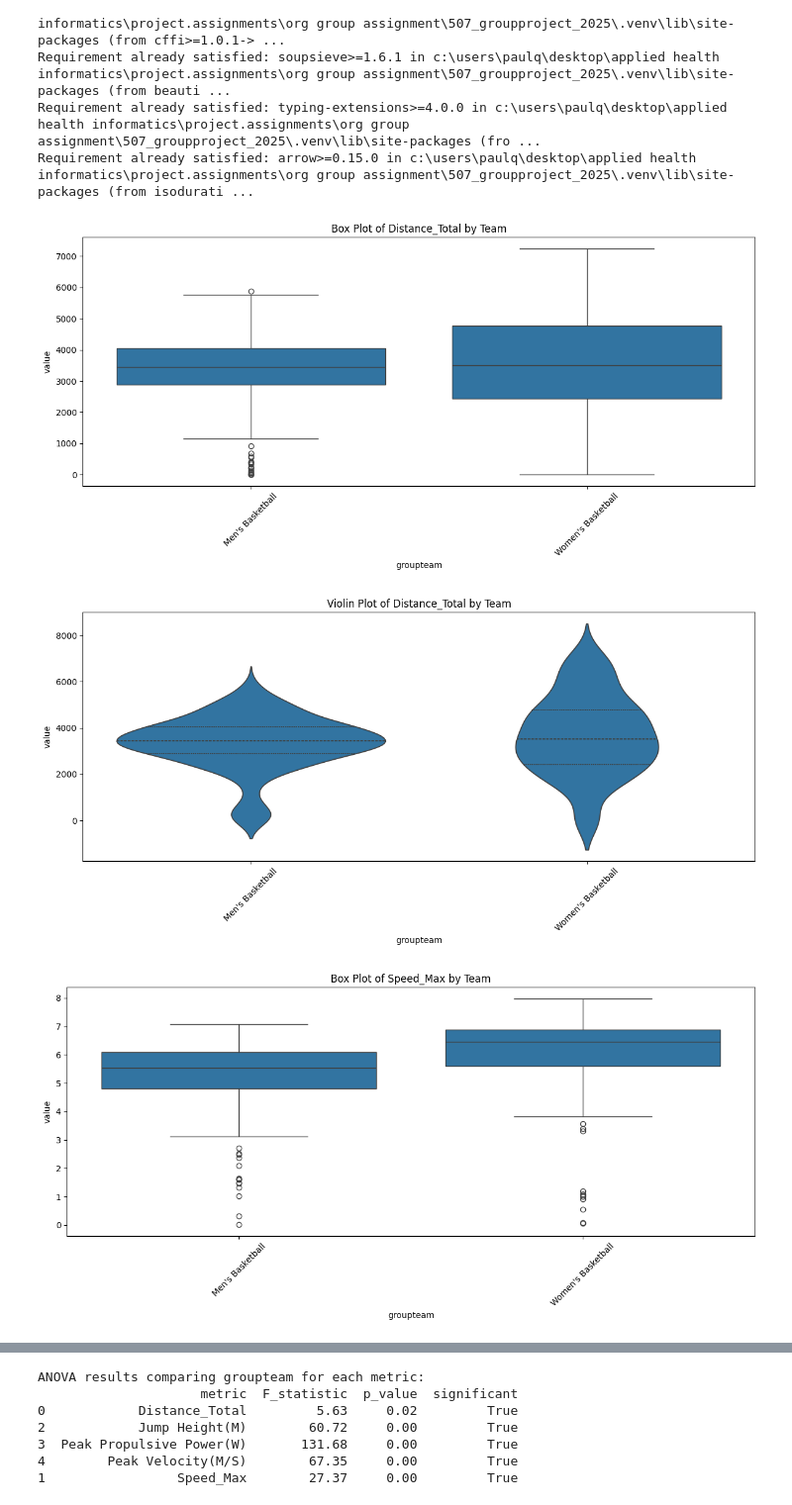
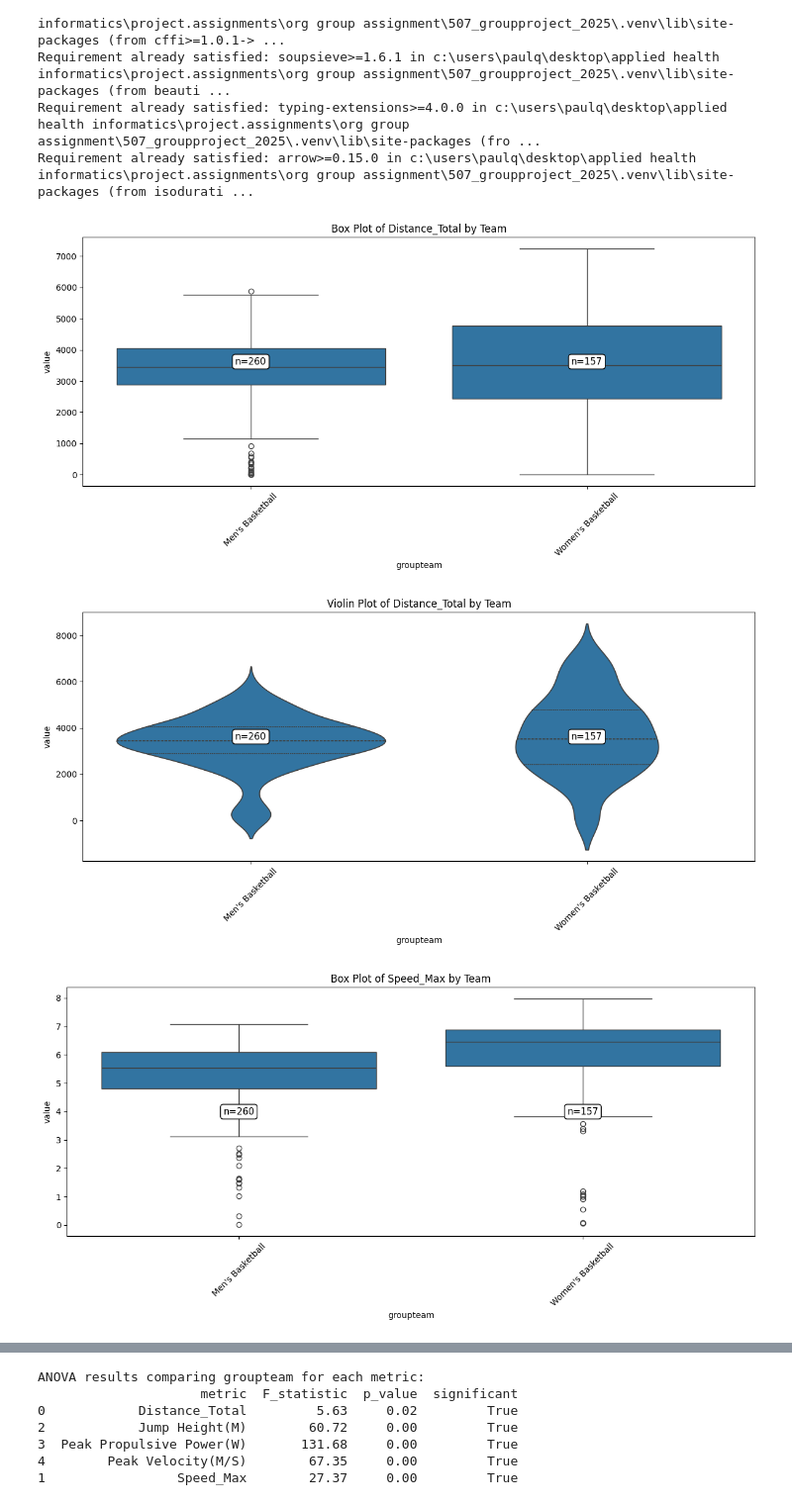
Before and after one commit to briggsprashar/sports_metric_analysis, a Jupyter notebook: scripts/part3.2_viz_comparison.ipynb, the cells around one changed output, grey strips where cells are left out. Shown at 99% size. Saved outputs shown, nothing was run; the diff lists cells and outputs as text; code cells hidden in the pictures.

```diff
--- a/scripts/part3.2_viz_comparison.ipynb
+++ b/scripts/part3.2_viz_comparison.ipynb
@@ -26,36 +26,60 @@ from scipy.stats import f_oneway
 # %%
     #3.2 TEAM COMPARISON ANALYSIS
 # %%
-# 3.2A Create box plots and violin plots to compare selected metrics between teams
+import matplotlib.pyplot as plt
+import seaborn as sns
+import pandas as pd
 
 # Load and clean dataset
 df = pd.read_csv('../raw/selected_players_data.csv')
 df['timestamp'] = pd.to_datetime(df['timestamp'], errors='coerce')
 df = df.dropna(subset=['value', 'groupteam', 'metric'])
 
 # Identify all unique metrics present in the dataset
 all_metrics = df['metric'].unique()
 
 # Generate plots for each metric separately
 for metric in all_metrics:
     metric_df = df[df['metric'] == metric]
 
-    # Box Plot: distribution of metric values by team
+    # Count number of tests per team
+    counts = metric_df['groupteam'].value_counts()
+
+    # Box Plot
     plt.figure(figsize=(12, 6))
-    sns.boxplot(x='groupteam', y='value', data=metric_df)
+    ax = sns.boxplot(x='groupteam', y='value', data=metric_df)
     plt.title(f"Box Plot of {metric} by Team")
     plt.xticks(rotation=45)
+
+    # Add counts in the middle of each team box
+    for i, team in enumerate(counts.index):
+        n = counts[team]
+        # Place text at the vertical midpoint of the y-axis
+        y_mid = (metric_df['value'].min() + metric_df['value'].max()) / 2
+        ax.text(i, y_mid, f"n={n}",
+                ha='center', va='center', fontsize=11, color='black',
+                bbox=dict(facecolor='white', edgecolor='black', boxstyle='round,pad=0.3'))
+
     plt.tight_layout()
     plt.show()
 
-    # Violin Plot: distribution shape and quartiles of metric values by team
+    # Violin Plot
     plt.figure(figsize=(12, 6))
-    sns.violinplot(x='groupteam', y='value', data=metric_df, inner='quartile')
+    ax = sns.violinplot(x='groupteam', y='value', data=metric_df, inner='quartile')
     plt.title(f"Violin Plot of {metric} by Team")
     plt.xticks(rotation=45)
+
+    # Add counts in the middle of each team violin
+    for i, team in enumerate(counts.index):
+        n = counts[team]
+        y_mid = (metric_df['value'].min() + metric_df['value'].max()) / 2
+        ax.text(i, y_mid, f"n={n}",
+                ha='center', va='center', fontsize=11, color='black',
+                bbox=dict(facecolor='white', edgecolor='black', boxstyle='round,pad=0.3'))
+
     plt.tight_layout()
     plt.show()
 # %% [output]
-[figure, old version]
+[figure, new version]
-[figure, old version]
+[figure, new version]
-[figure, old version]
+[figure, new version]
```
Also changed, not shown: parts of 2 cells of this notebook, 1 other file.
